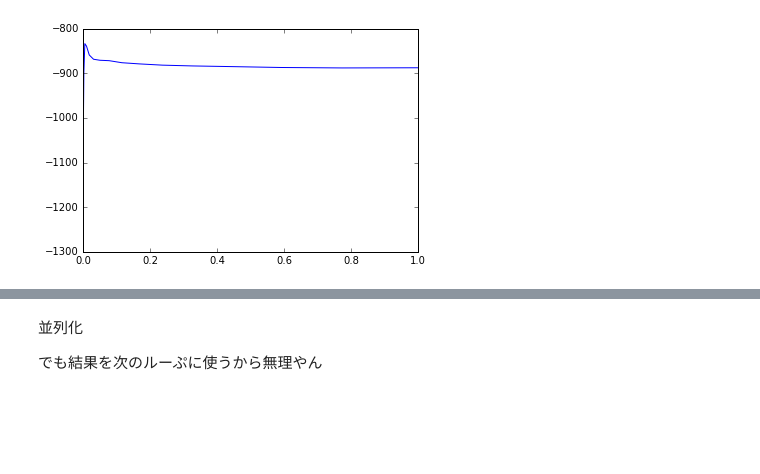
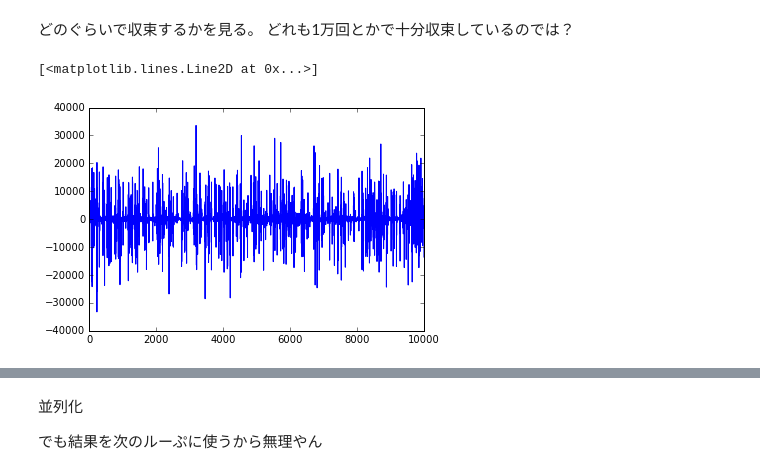
Before and after one commit to keiikegami/midtermtest, a Jupyter notebook: midterm.ipynb, the cells around one changed output, grey strips where cells are left out. Drawn from its saved outputs; the diff is of its cells as text; code cells hidden in the pictures; blank space fills up the shorter version.

```diff
--- a/midterm.ipynb
+++ b/midterm.ipynb
@@ -97,8 +97,6 @@ for i in range(n+1):
         box[k] = loglike(l, beta_sample[k], sigma_sample[k])
 
     estimates[i] = np.average(box)
-# %%
-plt.plot(ts, estimates)
-plt.show()
-# %% [output]
-[figure, removed]
+# %% [markdown]
+どのぐらいで収束するかを見る。
+どれも1万回とかで十分収束しているのでは？
@@ -104,0 +177,5 @@ plt.show()
+# %%
+plt.plot(betas)
+# %% [output]
+[<matplotlib.lines.Line2D at 0x...>]
+[figure, added]
```
Also changed, not shown: parts of 3 cells of this notebook.
